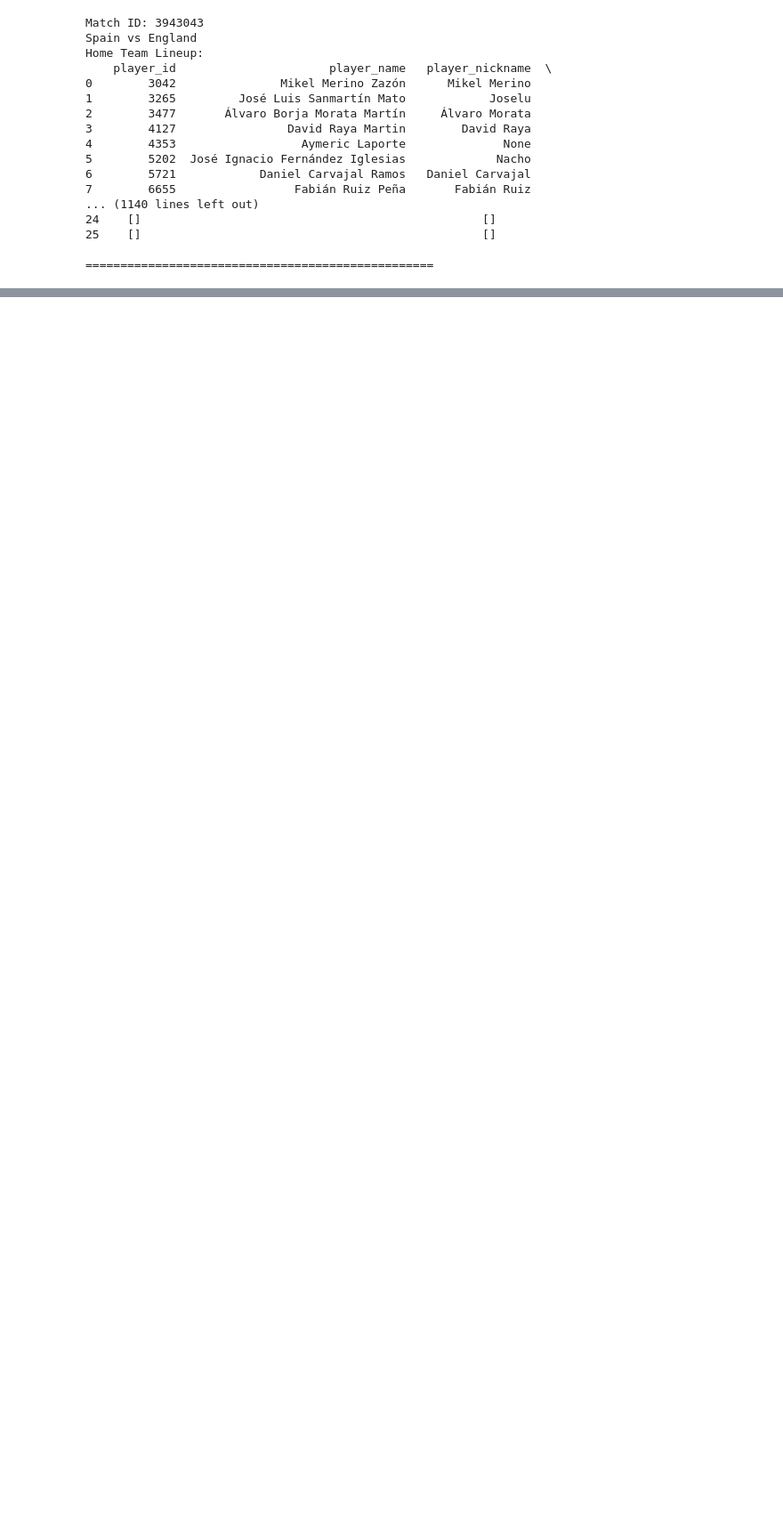
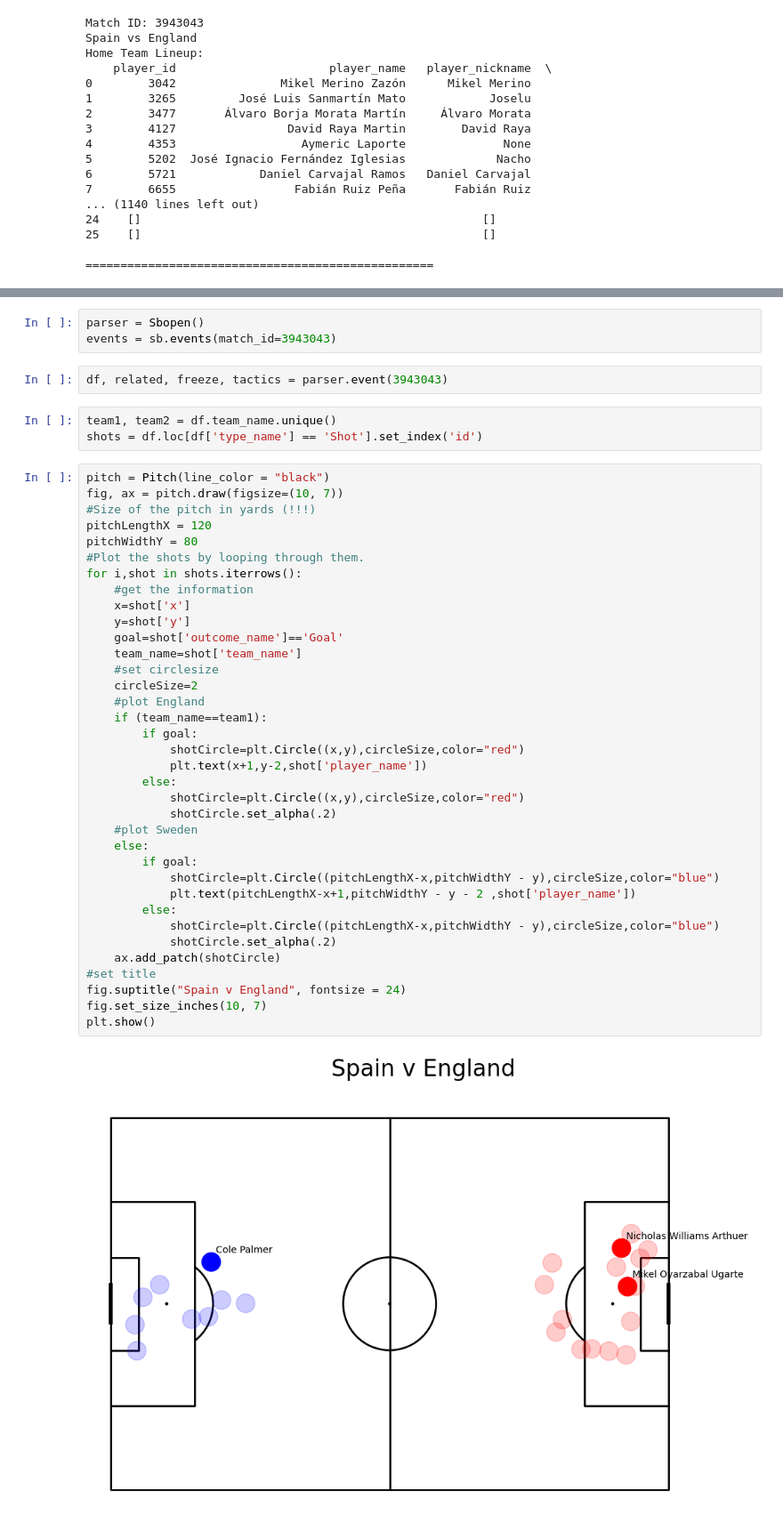
Before and after one commit to FolkeHilding/MM_Football, a Jupyter notebook: ass1.ipynb, the cells around one changed output, grey strips where cells are left out. Shown: that part at 89% size. Drawn from its saved outputs; the diff is of its cells as text; blank space fills up the shorter version.

```diff
--- a/ass1.ipynb
+++ b/ass1.ipynb
@@ -66,0 +60,46 @@ Exception: There is currently no open data for aggregated stats, please provide
+# %%
+parser = Sbopen()
+events = sb.events(match_id=3943043)
+# %%
+df, related, freeze, tactics = parser.event(3943043)
+# %%
+team1, team2 = df.team_name.unique()
+shots = df.loc[df['type_name'] == 'Shot'].set_index('id')
+# %%
+pitch = Pitch(line_color = "black")
+fig, ax = pitch.draw(figsize=(10, 7))
+#Size of the pitch in yards (!!!)
+pitchLengthX = 120
+pitchWidthY = 80
+#Plot the shots by looping through them.
+for i,shot in shots.iterrows():
+    #get the information
+    x=shot['x']
+    y=shot['y']
+    goal=shot['outcome_name']=='Goal'
+    team_name=shot['team_name']
+    #set circlesize
+    circleSize=2
+    #plot England
+    if (team_name==team1):
+        if goal:
+            shotCircle=plt.Circle((x,y),circleSize,color="red")
+            plt.text(x+1,y-2,shot['player_name'])
+        else:
+            shotCircle=plt.Circle((x,y),circleSize,color="red")
+            shotCircle.set_alpha(.2)
+    #plot Sweden
+    else:
+        if goal:
+            shotCircle=plt.Circle((pitchLengthX-x,pitchWidthY - y),circleSize,color="blue")
+            plt.text(pitchLengthX-x+1,pitchWidthY - y - 2 ,shot['player_name'])
+        else:
+            shotCircle=plt.Circle((pitchLengthX-x,pitchWidthY - y),circleSize,color="blue")
+            shotCircle.set_alpha(.2)
+    ax.add_patch(shotCircle)
+#set title
+fig.suptitle("Spain v England", fontsize = 24)
+fig.set_size_inches(10, 7)
+plt.show()
+# %% [output]
+[figure, added]
```
Also changed, not shown: parts of 2 cells of this notebook.
